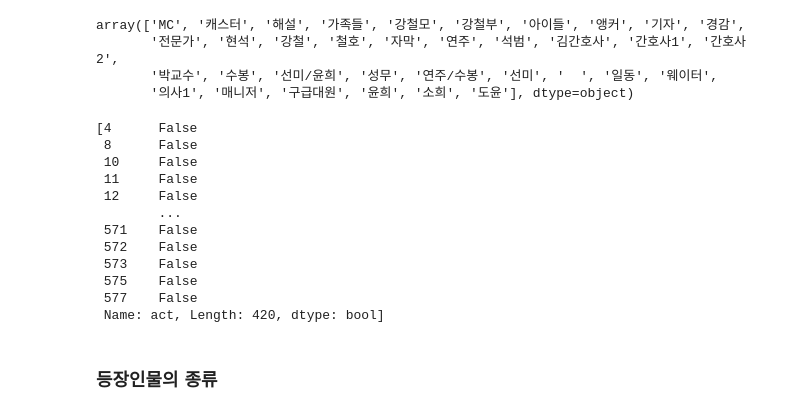
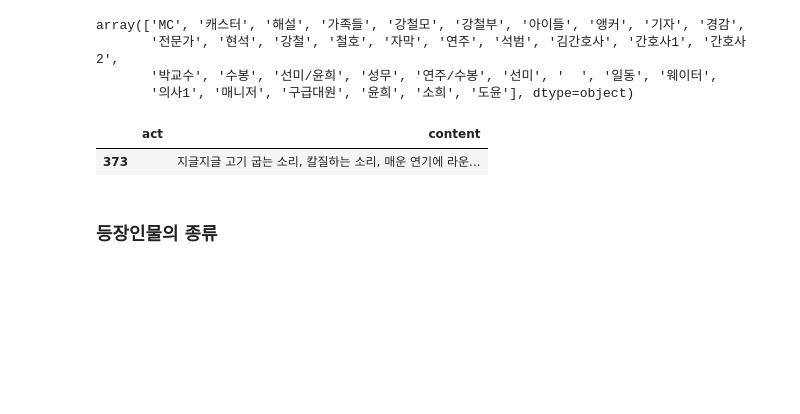
Before and after one commit to neutri-no/brunch, a Jupyter notebook: 03_02_nlp_and_EDA_.ipynb, the cells around one changed output. Saved outputs shown, nothing was run; the diff lists cells and outputs as text; code cells hidden in the pictures; blank space fills up the shorter version.

```diff
--- a/03_02_nlp_and_EDA_.ipynb
+++ b/03_02_nlp_and_EDA_.ipynb
@@ -199,20 +218,10 @@ array(['MC', '캐스터', '해설', '가족들', '강철모', '강철부', '아
        '의사1', '매니저', '구급대원', '윤희', '소희', '도윤'], dtype=object)
 # %%
 # 전처리 누락분 제거
-[script_df_actor['act']=='  ']
+script_df_actor[script_df_actor['act']=='  ']
 # %% [output]
-[4      False
- 8      False
- 10     False
- 11     False
- 12     False
-        ...
- 571    False
- 572    False
- 573    False
- 575    False
- 577    False
- Name: act, Length: 420, dtype: bool]
+|  | act | content |
+| 373 |  | 지글지글 고기 굽는 소리, 칼질하는 소리, 매운 연기에 라운... |
 # %%
 script_df_actor = script_df_actor.drop(373)
 # %% [markdown]
```
Also changed, not shown: parts of 9 cells of this notebook.
